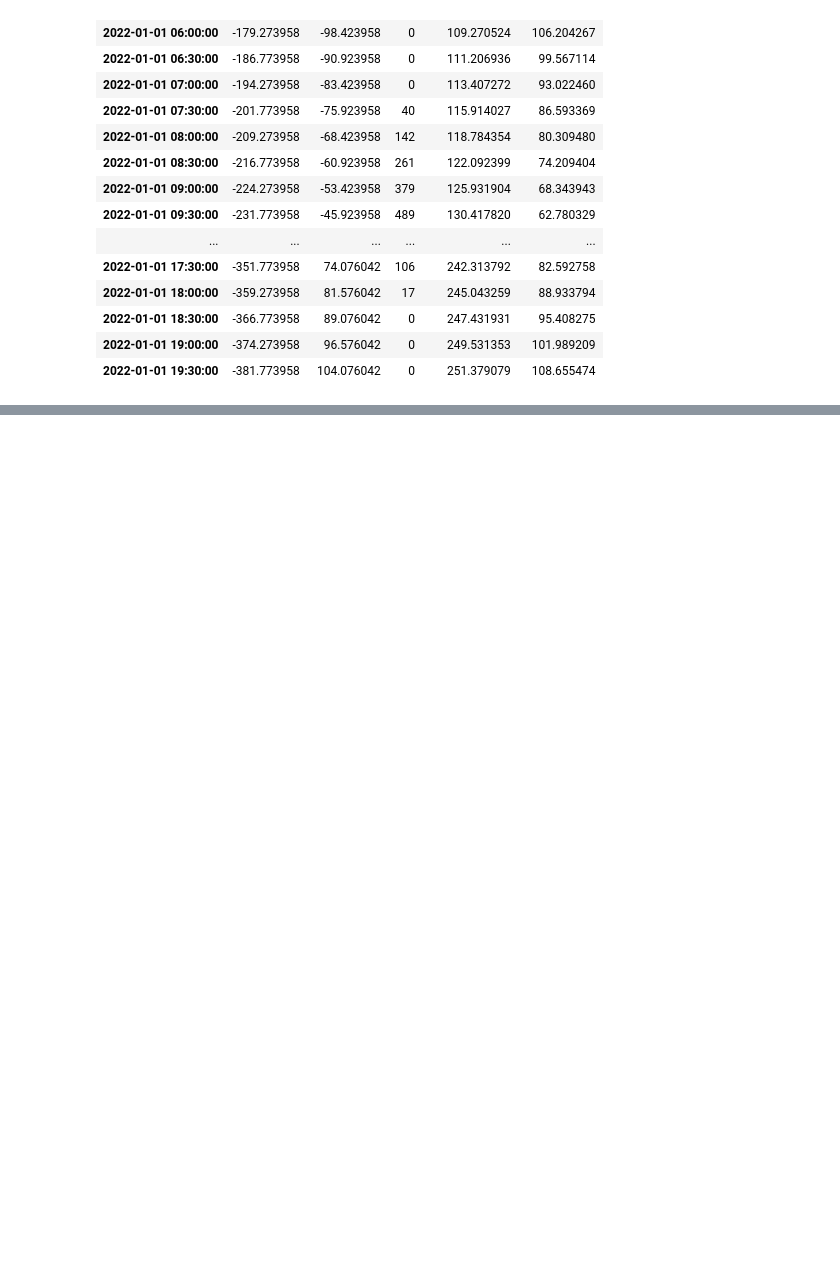
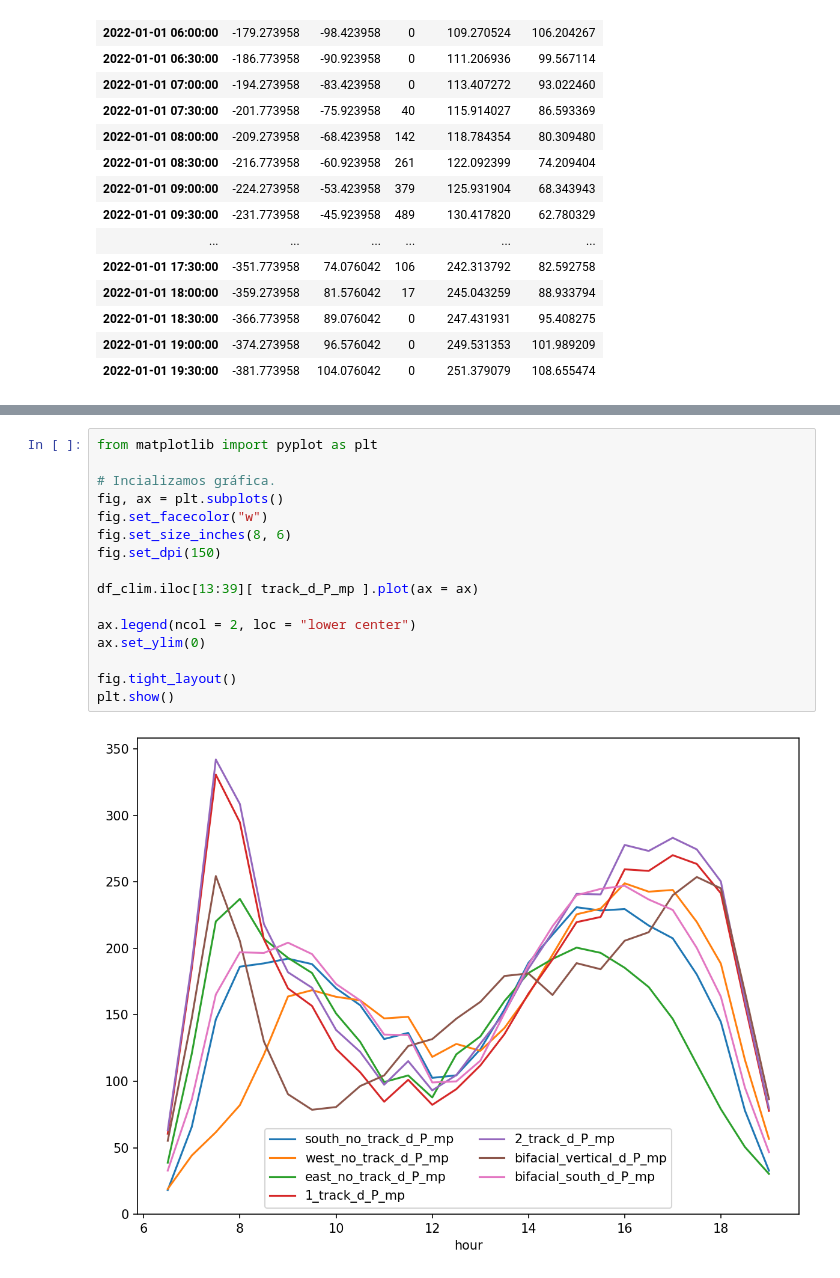
Before and after one commit to rodrigoms95/recurso_solar, a Jupyter notebook: code_2/track_test.ipynb, the cells around one changed output, grey strips where cells are left out. Drawn from its saved outputs; the diff is of its cells as text; blank space fills up the shorter version.

```diff
--- a/code_2/track_test.ipynb
+++ b/code_2/track_test.ipynb
@@ -243,0 +387,18 @@ df.iloc[10:40][["GHI"] + track_POA[0:3] + track_AOI[0:3]]
+# %%
+from matplotlib import pyplot as plt
+
+# Incializamos gráfica.
+fig, ax = plt.subplots()
+fig.set_facecolor("w")
+fig.set_size_inches(8, 6)
+fig.set_dpi(150)
+
+df_clim.iloc[13:39][ track_d_P_mp ].plot(ax = ax)
+
+ax.legend(ncol = 2, loc = "lower center")
+ax.set_ylim(0)
+
+fig.tight_layout()
+plt.show()
+# %% [output]
+[figure, added]
```
Also changed, not shown: parts of 21 cells of this notebook, 1 other file.
